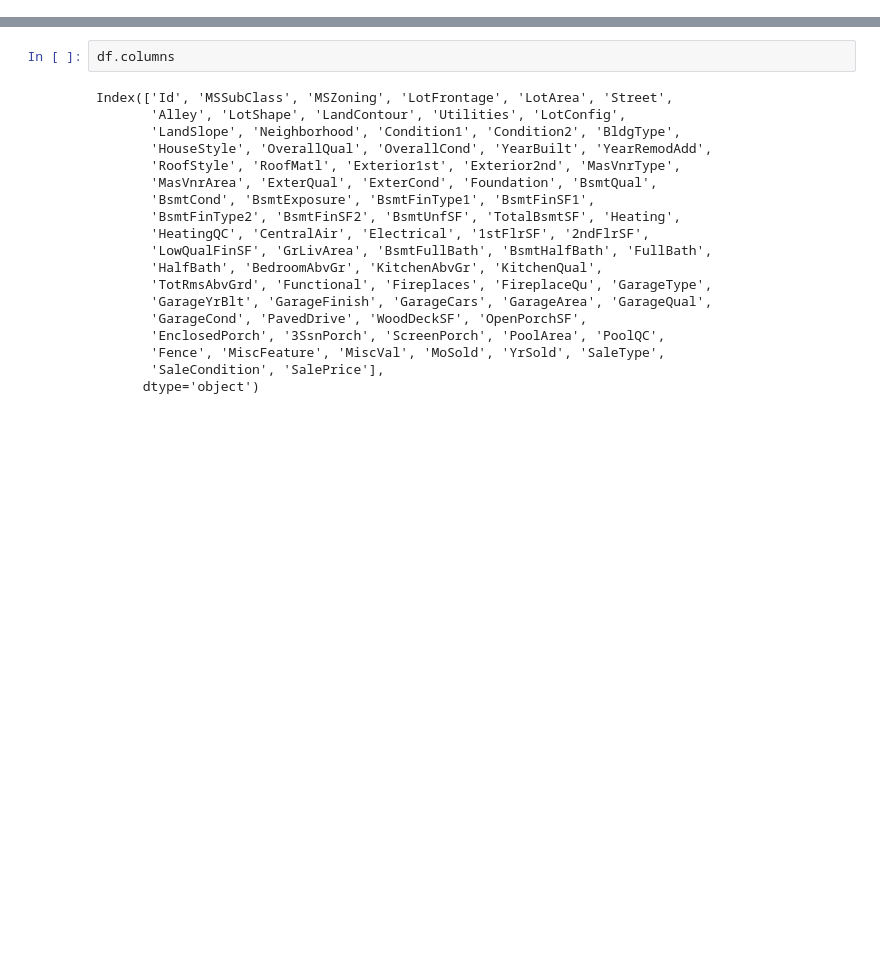
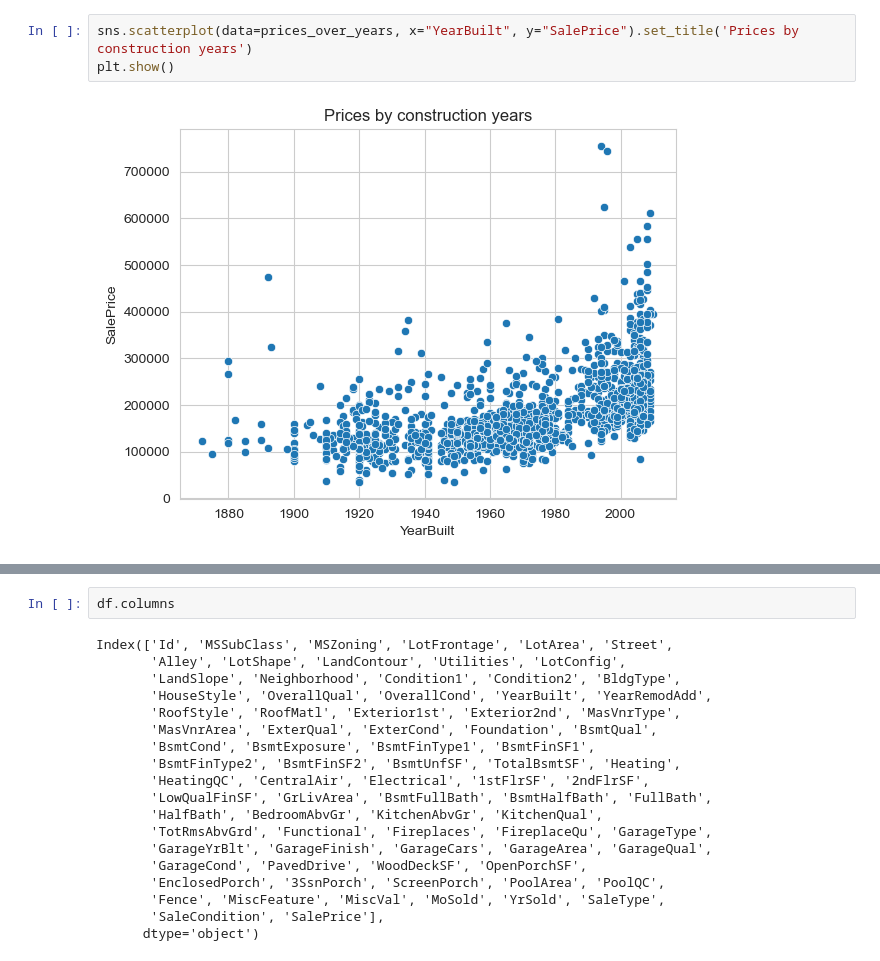
Before and after one commit to anidima/YData_Kaggle_Comp, a Jupyter notebook: EDA.ipynb, the cells around one changed output, grey strips where cells are left out. Cells and saved outputs as stored; diff of their text form; blank space fills up the shorter version.

```diff
--- a/EDA.ipynb
+++ b/EDA.ipynb
@@ -42,0 +131,5 @@ memory usage: 924.0+ KB
+# %%
+sns.scatterplot(data=prices_over_years, x="YearBuilt", y="SalePrice").set_title('Prices by construction years')
+plt.show()
+# %% [output]
+[figure, added]
```
Also changed, not shown: parts of 41 cells of this notebook.
